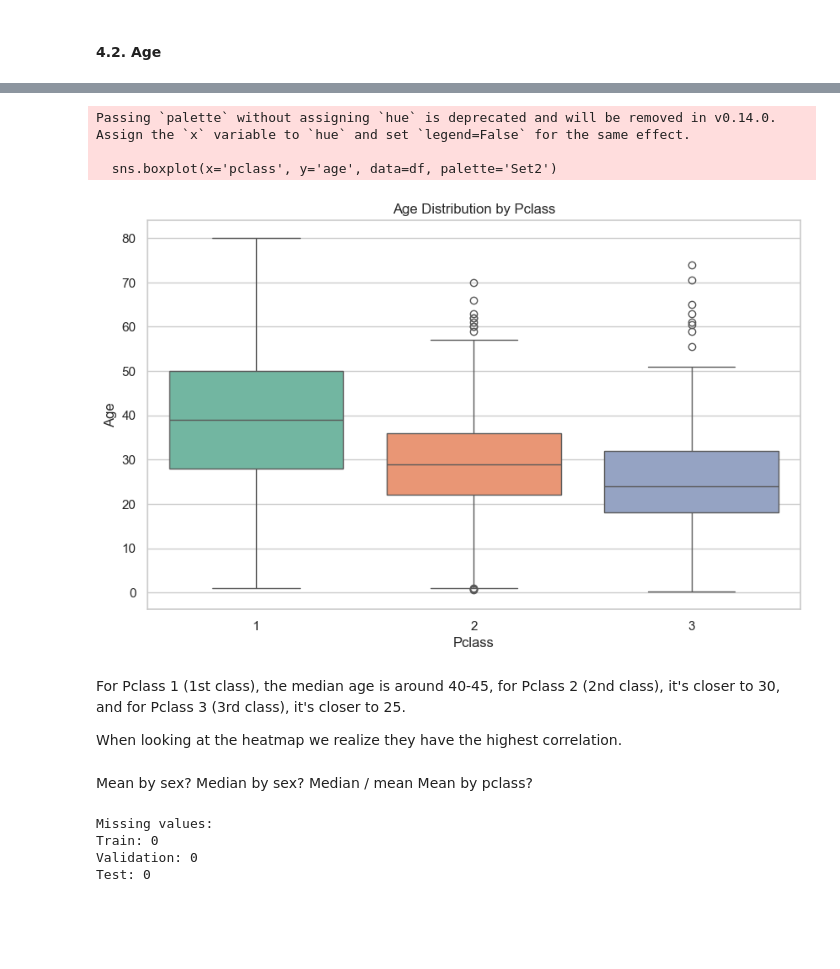
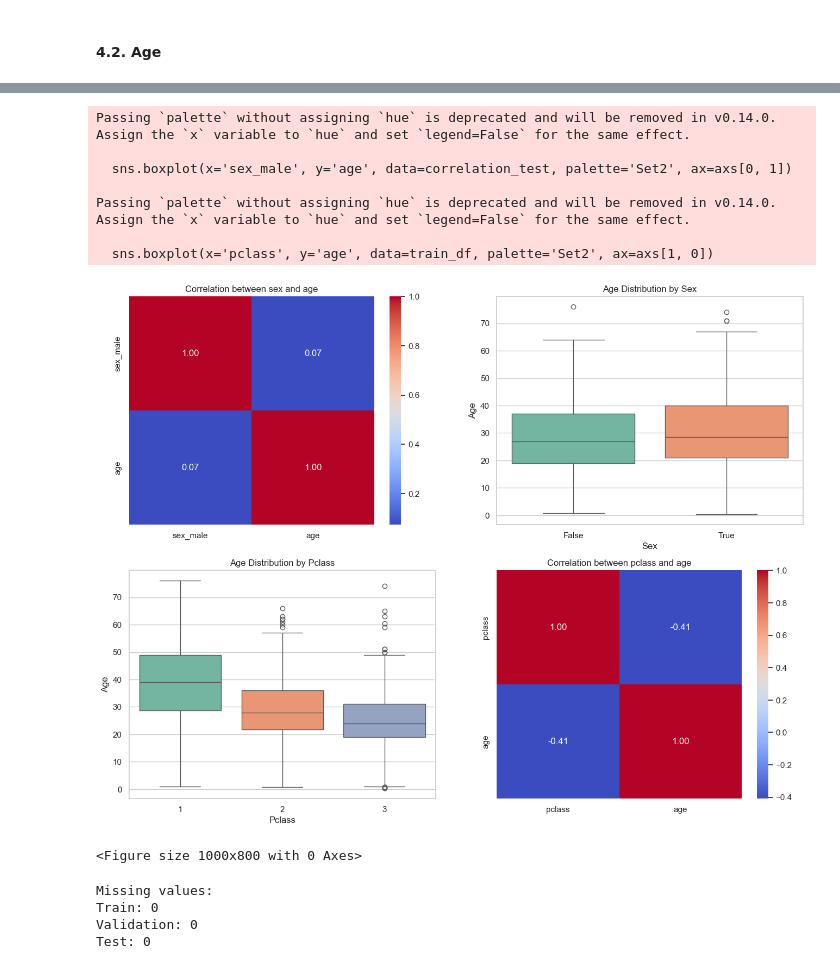
Before and after one commit to fedecaselli/ML-fundamentals-2025, a Jupyter notebook: AssignmentI/assignment_1_<Federica_Caselli[Caselli]>.ipynb, the cells around one changed output, grey strips where cells are left out. Drawn from its saved outputs; the diff is of its cells as text; code cells hidden in the pictures; blank space fills up the shorter version.

Commit message:
justifications until encoding categorical variables

```diff
--- a/AssignmentI/assignment_1_<Federica_Caselli[Caselli]>.ipynb
+++ b/AssignmentI/assignment_1_<Federica_Caselli[Caselli]>.ipynb
@@ -793,23 +862,0 @@ plt.show()
-# %%
-plt.figure(figsize=(10, 6))
-
-sns.boxplot(x='pclass', y='age', data=df, palette='Set2')
-
-plt.title("Age Distribution by Pclass")
-plt.xlabel("Pclass")
-plt.ylabel("Age")
-plt.show()
-# %% [output]
-Passing `palette` without assigning `hue` is deprecated and will be removed in v0.14.0. Assign the `x` variable to `hue` and set `legend=False` for the same effect.
-
-  sns.boxplot(x='pclass', y='age', data=df, palette='Set2')
-[figure, removed]
-# %% [markdown]
-For Pclass 1 (1st class), the median age is around 40-45, for Pclass 2 (2nd class), it's closer to 30, and for Pclass 3 (3rd class), it's closer to 25.
-
-When looking at the heatmap we realize they have the highest correlation.
-# %% [markdown]
-Mean by sex?
-Median by sex?
-Median / mean
-Mean by pclass?
@@ -825,3 +863,53 @@ Mean by pclass?
+# %%
+fig, axs = plt.subplots(2, 2, figsize=(16, 12))
+
+#Correlation Matrix for sex-age
+#copy of original dataset to avoid early modifications
+correlation_test = train_df.copy()
+
+correlation_test = pd.get_dummies(correlation_test, columns=['sex'], drop_first=True)
+selected_columns = ['sex_male', 'age']
+df_selected = correlation_test[selected_columns]
+correlation_matrix = df_selected.corr()
+
+plt.figure(figsize=(10, 8))
+sns.heatmap(correlation_matrix, annot=True, cmap='coolwarm', fmt='.2f', ax=axs[0, 0])
+axs[0, 0].set_title('Correlation between sex and age')
+
+
+#Boxplot for sex-age
+sns.boxplot(x='sex_male', y='age', data=correlation_test, palette='Set2', ax=axs[0, 1])
+axs[0, 1].set_title('Age Distribution by Sex')
+axs[0, 1].set_xlabel('Sex')
+axs[0, 1].set_ylabel('Age')
+
+#Boxplot pclass-age
+
+sns.boxplot(x='pclass', y='age', data=train_df, palette='Set2', ax=axs[1, 0])
+axs[1, 0].set_title('Age Distribution by Pclass')
+axs[1, 0].set_xlabel('Pclass')
+axs[1, 0].set_ylabel('Age')
+
+
+#Correlation Matrix pclass-age
+selected_columns = ['pclass', 'age']
+df_selected = train_df[selected_columns]
+correlation_matrix = df_selected.corr()
+sns.heatmap(correlation_matrix, annot=True, cmap='coolwarm', fmt='.2f', ax=axs[1, 1])
+axs[1, 1].set_title('Correlation between pclass and age')
+
+plt.tight_layout()
+plt.show()
+# %% [output]
+Passing `palette` without assigning `hue` is deprecated and will be removed in v0.14.0. Assign the `x` variable to `hue` and set `legend=False` for the same effect.
+
+  sns.boxplot(x='sex_male', y='age', data=correlation_test, palette='Set2', ax=axs[0, 1])
+
+Passing `palette` without assigning `hue` is deprecated and will be removed in v0.14.0. Assign the `x` variable to `hue` and set `legend=False` for the same effect.
+
+  sns.boxplot(x='pclass', y='age', data=train_df, palette='Set2', ax=axs[1, 0])
+[figure, added]
+<Figure size 1000x800 with 0 Axes>
 # %%
 #MEAN BY PCLASS
 
```
Also changed, not shown: parts of 31 cells of this notebook.
